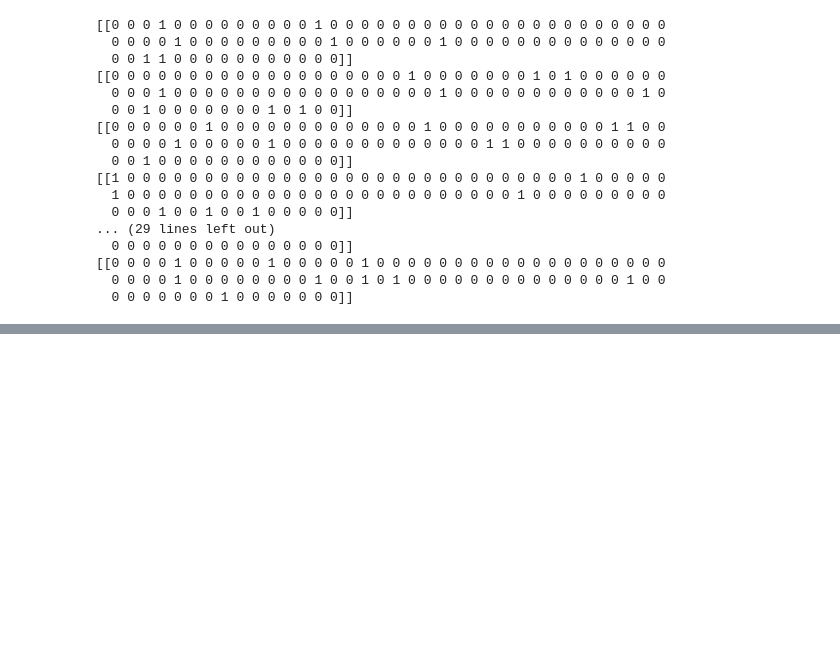
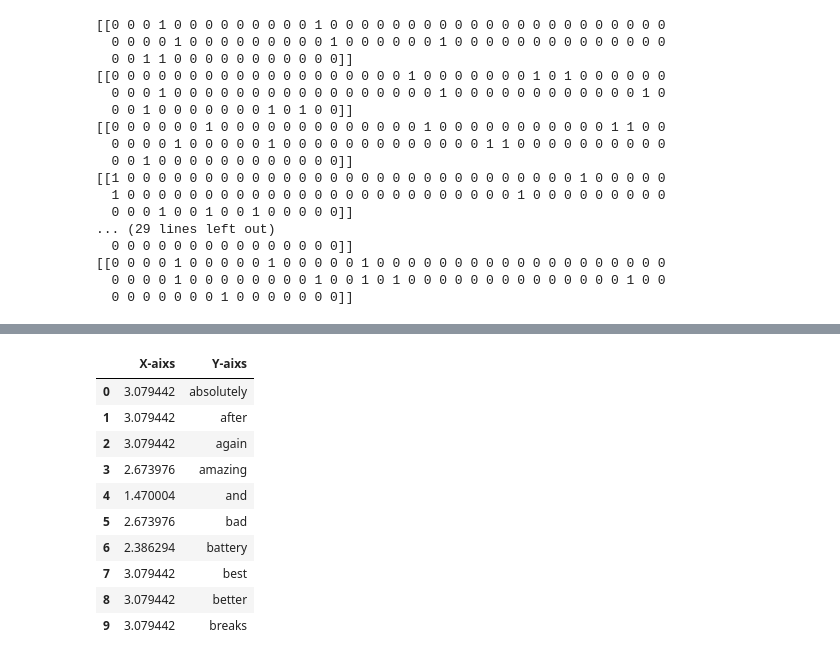
Before and after one commit to SandeepMuhal88/Deep_Learning_Concept, a Jupyter notebook: Nature_language_Processing/NLP_Pipeline/Text_Representation/Practics.ipynb, the cells around one changed output, grey strips where cells are left out. Cells and saved outputs as stored; diff of their text form; code cells hidden in the pictures; blank space fills up the shorter version.

```diff
--- a/Nature_language_Processing/NLP_Pipeline/Text_Representation/Practics.ipynb
+++ b/Nature_language_Processing/NLP_Pipeline/Text_Representation/Practics.ipynb
@@ -128,0 +178,15 @@ for i in range(len(bow.toarray())):
+# %%
+visualization = pd.DataFrame({"X-aixs":X, 'Y-aixs':Y})
+visualization.head(10)
+# %% [output]
+|  | X-aixs | Y-aixs |
+| 0 | 3.079442 | absolutely |
+| 1 | 3.079442 | after |
+| 2 | 3.079442 | again |
+| 3 | 2.673976 | amazing |
+| 4 | 1.470004 | and |
+| 5 | 2.673976 | bad |
+| 6 | 2.386294 | battery |
+| 7 | 3.079442 | best |
+| 8 | 3.079442 | better |
+| 9 | 3.079442 | breaks |
```
Also changed, not shown: parts of 8 cells of this notebook.
